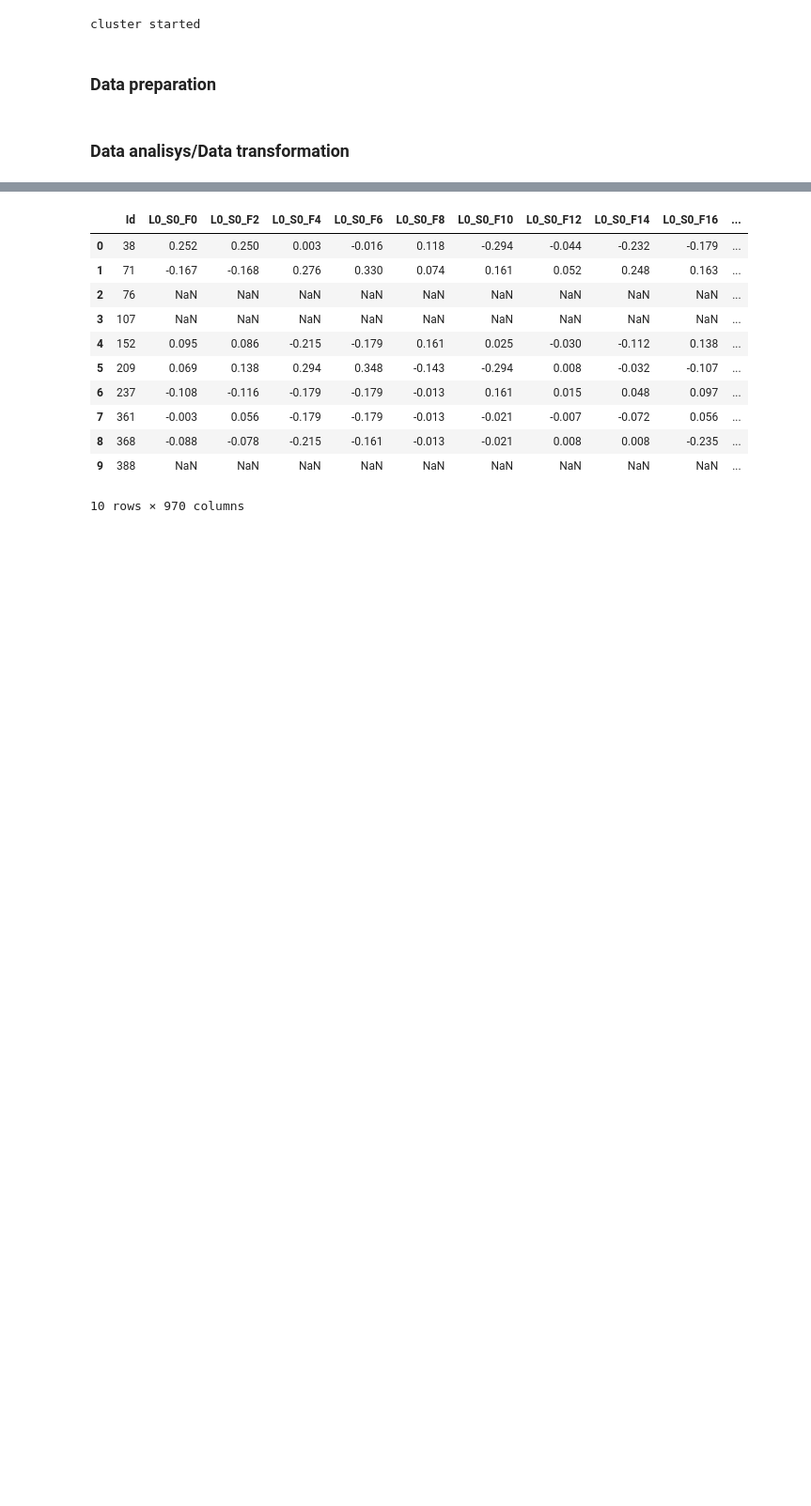
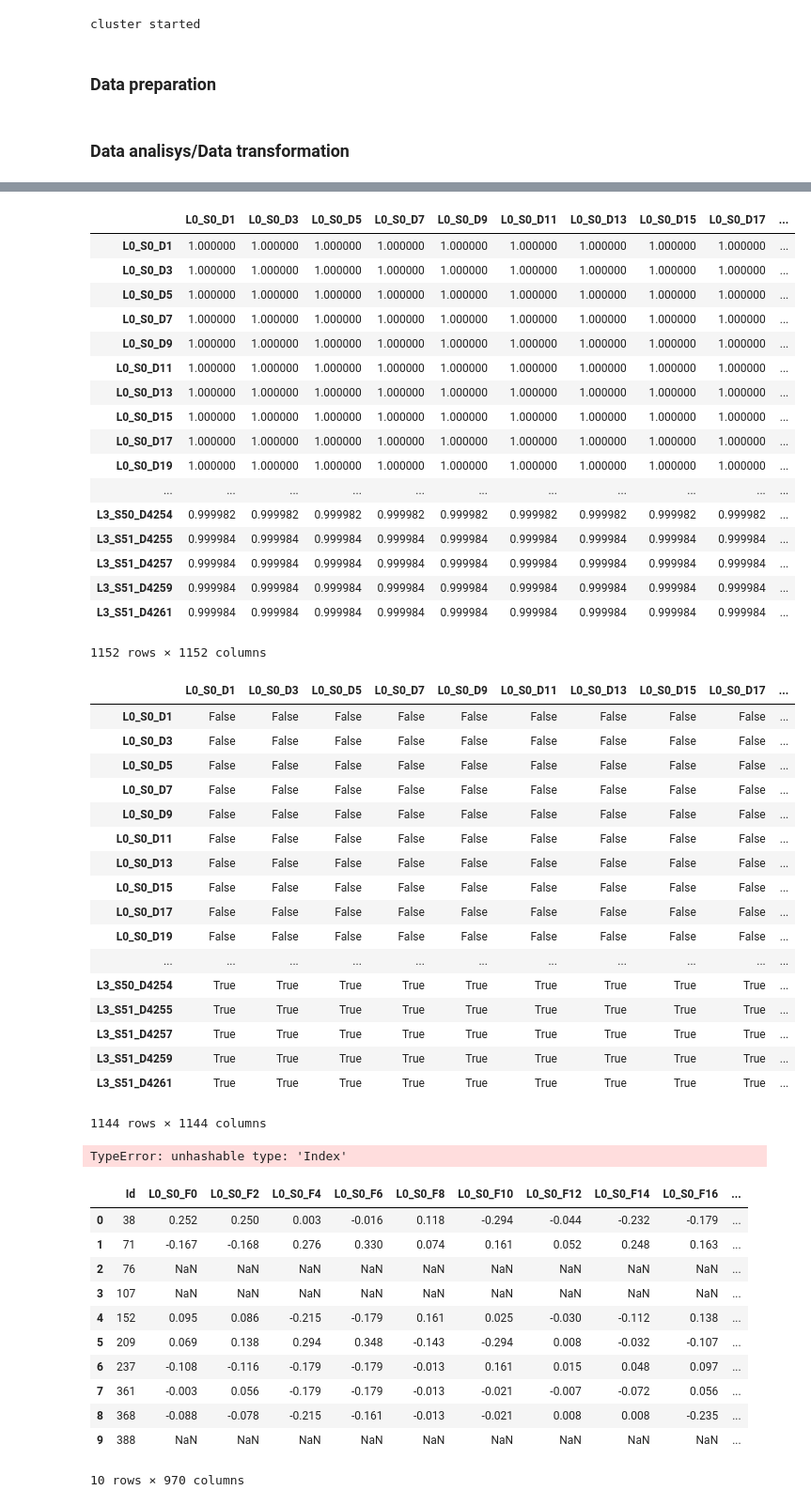
Before and after one commit to EvgeniyPrudnikov/Magistracy, a Jupyter notebook: Diploma/python/main.ipynb, the cells around one changed output, grey strips where cells are left out. Shown at 94% size. Cells and saved outputs as stored; diff of their text form; code cells hidden in the pictures; blank space fills up the shorter version.

```diff
--- a/Diploma/python/main.ipynb
+++ b/Diploma/python/main.ipynb
@@ -42,7 +42,7 @@ conf = SparkConf().setMaster("spark://cathome:7077").setAppName("dpl")\
         ,['spark.driver.cores','4']
         ,['spark.driver.memory','1g']
         ,['spark.driver.maxResultSize','4g']
-        ,['spark.executor.memory','2g']
+        ,['spark.executor.memory','1g']
         ,['spark.python.worker.memory','1g']
         ,['spark.default.parallelism','4']
        ))
@@ -91,2 +91,4 @@ Wall time: 1.07 s
+# %%
+pdf_date = df_date_smpl.toPandas()
 # %%
 # %% [output]
@@ -93,0 +96,4 @@ Wall time: 1.07 s
+# %%
+features = pdf_date.columns[1:10]
+date_corr_df = pdf_date[features].corr()
+date_corr_df
@@ -121,3 +107,53 @@ pdf
+# %%
+date_corr_df.fillna(1)
+
+# get a boolean dataframe where true means that a pair of variables is highly correlated
+highly_correlated_df = (abs(date_corr_df) > .8) & (date_corr_df < 1.0)
+# get the names of the variables so we can use them to slice the dataframe
+correlated_vars_index = (highly_correlated_df==True).any()
+correlated_var_names = correlated_vars_index[correlated_vars_index==True].index
+# slice it
+highly_correlated_df.loc[correlated_var_names,correlated_var_names]
+f = [i for i in date_corr_df.columns not in highly_correlated_df.columns]
+date_corr_df[f]
+# %% [output]
+|  | L0_S0_D1 | L0_S0_D3 | L0_S0_D5 | L0_S0_D7 | L0_S0_D9 | L0_S0_D11 | L0_S0_D13 | L0_S0_D15 | L0_S0_D17 | ... |
+| L0_S0_D1 | 1.000000 | 1.000000 | 1.000000 | 1.000000 | 1.000000 | 1.000000 | 1.000000 | 1.000000 | 1.000000 | ... |
+| L0_S0_D3 | 1.000000 | 1.000000 | 1.000000 | 1.000000 | 1.000000 | 1.000000 | 1.000000 | 1.000000 | 1.000000 | ... |
+| L0_S0_D5 | 1.000000 | 1.000000 | 1.000000 | 1.000000 | 1.000000 | 1.000000 | 1.000000 | 1.000000 | 1.000000 | ... |
+| L0_S0_D7 | 1.000000 | 1.000000 | 1.000000 | 1.000000 | 1.000000 | 1.000000 | 1.000000 | 1.000000 | 1.000000 | ... |
+| L0_S0_D9 | 1.000000 | 1.000000 | 1.000000 | 1.000000 | 1.000000 | 1.000000 | 1.000000 | 1.000000 | 1.000000 | ... |
+| L0_S0_D11 | 1.000000 | 1.000000 | 1.000000 | 1.000000 | 1.000000 | 1.000000 | 1.000000 | 1.000000 | 1.000000 | ... |
+| L0_S0_D13 | 1.000000 | 1.000000 | 1.000000 | 1.000000 | 1.000000 | 1.000000 | 1.000000 | 1.000000 | 1.000000 | ... |
+| L0_S0_D15 | 1.000000 | 1.000000 | 1.000000 | 1.000000 | 1.000000 | 1.000000 | 1.000000 | 1.000000 | 1.000000 | ... |
+| L0_S0_D17 | 1.000000 | 1.000000 | 1.000000 | 1.000000 | 1.000000 | 1.000000 | 1.000000 | 1.000000 | 1.000000 | ... |
+| L0_S0_D19 | 1.000000 | 1.000000 | 1.000000 | 1.000000 | 1.000000 | 1.000000 | 1.000000 | 1.000000 | 1.000000 | ... |
+| ... | ... | ... | ... | ... | ... | ... | ... | ... | ... | ... |
+| L3_S50_D4254 | 0.999982 | 0.999982 | 0.999982 | 0.999982 | 0.999982 | 0.999982 | 0.999982 | 0.999982 | 0.999982 | ... |
+| L3_S51_D4255 | 0.999984 | 0.999984 | 0.999984 | 0.999984 | 0.999984 | 0.999984 | 0.999984 | 0.999984 | 0.999984 | ... |
+| L3_S51_D4257 | 0.999984 | 0.999984 | 0.999984 | 0.999984 | 0.999984 | 0.999984 | 0.999984 | 0.999984 | 0.999984 | ... |
+| L3_S51_D4259 | 0.999984 | 0.999984 | 0.999984 | 0.999984 | 0.999984 | 0.999984 | 0.999984 | 0.999984 | 0.999984 | ... |
+| L3_S51_D4261 | 0.999984 | 0.999984 | 0.999984 | 0.999984 | 0.999984 | 0.999984 | 0.999984 | 0.999984 | 0.999984 | ... |
+1152 rows × 1152 columns
+|  | L0_S0_D1 | L0_S0_D3 | L0_S0_D5 | L0_S0_D7 | L0_S0_D9 | L0_S0_D11 | L0_S0_D13 | L0_S0_D15 | L0_S0_D17 | ... |
+| L0_S0_D1 | False | False | False | False | False | False | False | False | False | ... |
+| L0_S0_D3 | False | False | False | False | False | False | False | False | False | ... |
+| L0_S0_D5 | False | False | False | False | False | False | False | False | False | ... |
+| L0_S0_D7 | False | False | False | False | False | False | False | False | False | ... |
+| L0_S0_D9 | False | False | False | False | False | False | False | False | False | ... |
+| L0_S0_D11 | False | False | False | False | False | False | False | False | False | ... |
+| L0_S0_D13 | False | False | False | False | False | False | False | False | False | ... |
+| L0_S0_D15 | False | False | False | False | False | False | False | False | False | ... |
+| L0_S0_D17 | False | False | False | False | False | False | False | False | False | ... |
+| L0_S0_D19 | False | False | False | False | False | False | False | False | False | ... |
+| ... | ... | ... | ... | ... | ... | ... | ... | ... | ... | ... |
+| L3_S50_D4254 | True | True | True | True | True | True | True | True | True | ... |
+| L3_S51_D4255 | True | True | True | True | True | True | True | True | True | ... |
+| L3_S51_D4257 | True | True | True | True | True | True | True | True | True | ... |
+| L3_S51_D4259 | True | True | True | True | True | True | True | True | True | ... |
+| L3_S51_D4261 | True | True | True | True | True | True | True | True | True | ... |
+1144 rows × 1144 columns
+TypeError: unhashable type: 'Index'
 # %%
 df_num2.limit(10).toPandas()
 # %% [output]
```
Also changed, not shown: parts of 13 cells of this notebook, 7 other files.
